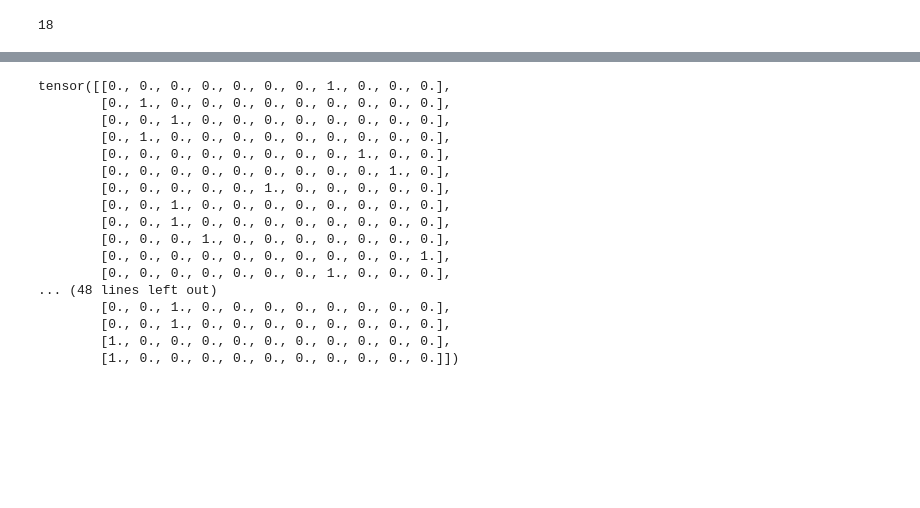
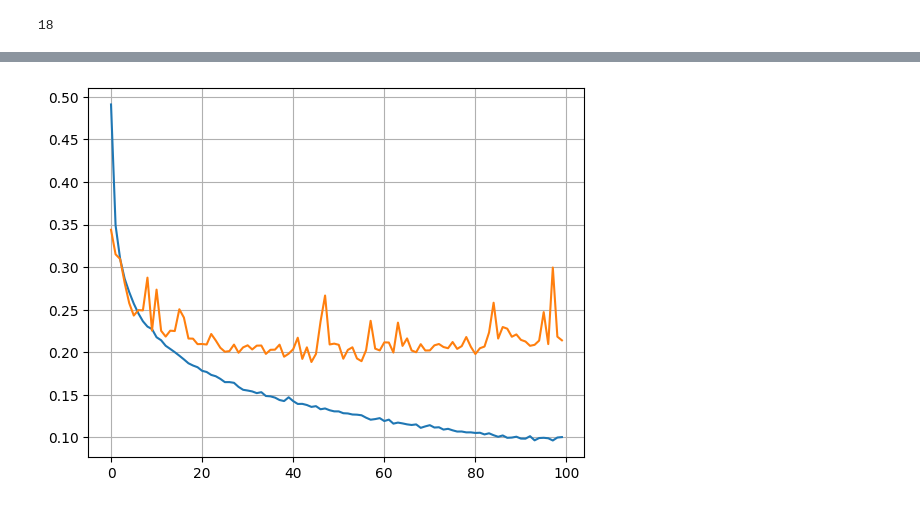
Before and after one commit to EgorenkovaURFU/well_log, a Jupyter notebook: conv.ipynb, the cells around one changed output, grey strips where cells are left out. Drawn from its saved outputs; the diff is of its cells as text; code cells hidden in the pictures; blank space fills up the shorter version.

```diff
--- a/conv.ipynb
+++ b/conv.ipynb
@@ -79,12 +84,12 @@ class CustomDataset(Dataset):
 # %%
-dataset = CustomDataset(dataframe=df, feature_names=feature_names, target_name=target_name)
+train = CustomDataset(dataframe=train_, feature_names=feature_names, target_name=target_name)
+val = CustomDataset(dataframe=val, feature_names=feature_names, target_name=target_name)
 
-train_, test = data.random_split(dataset, [0.8, 0.2])
-train, val = data.random_split(train_, [0.7, 0.3])
+train, test = data.random_split(train, [0.8, 0.2])
 # %%
-train_data = DataLoader(dataset=train, batch_size=64, shuffle=True)
-val_data = DataLoader(dataset=val, batch_size=64, shuffle=True)
-test_data = DataLoader(dataset=test, batch_size=64, shuffle=False)
+train_data = DataLoader(dataset=train, batch_size=20, shuffle=True)
+val_data = DataLoader(dataset=val, batch_size=20, shuffle=True)
+test_data = DataLoader(dataset=test, batch_size=20, shuffle=False)
 # %%
 len(feature_names)
 # %% [output]
@@ -266,28 +300,3 @@ for x_test, y_test in train_tqdm:
-# %%
-predictions = []
-tests = []
-test_tqdm = tqdm(test_data, leave=True)
-for x_test, y_test in test_tqdm:
-    print(y_test)
-    break
-# %% [output]
-tensor([[0., 0., 0., 0., 0., 0., 0., 1., 0., 0., 0.],
-        [0., 1., 0., 0., 0., 0., 0., 0., 0., 0., 0.],
-        [0., 0., 1., 0., 0., 0., 0., 0., 0., 0., 0.],
-        [0., 1., 0., 0., 0., 0., 0., 0., 0., 0., 0.],
-        [0., 0., 0., 0., 0., 0., 0., 0., 1., 0., 0.],
-        [0., 0., 0., 0., 0., 0., 0., 0., 0., 1., 0.],
-        [0., 0., 0., 0., 0., 1., 0., 0., 0., 0., 0.],
-        [0., 0., 1., 0., 0., 0., 0., 0., 0., 0., 0.],
-        [0., 0., 1., 0., 0., 0., 0., 0., 0., 0., 0.],
-        [0., 0., 0., 1., 0., 0., 0., 0., 0., 0., 0.],
-        [0., 0., 0., 0., 0., 0., 0., 0., 0., 0., 1.],
-        [0., 0., 0., 0., 0., 0., 0., 1., 0., 0., 0.],
-... (48 lines left out)
-        [0., 0., 1., 0., 0., 0., 0., 0., 0., 0., 0.],
-        [0., 0., 1., 0., 0., 0., 0., 0., 0., 0., 0.],
-        [1., 0., 0., 0., 0., 0., 0., 0., 0., 0., 0.],
-        [1., 0., 0., 0., 0., 0., 0., 0., 0., 0., 0.]])
 # %%
 Q = 0
 predictions = []
@@ -300,6 +309,13 @@ for x_test, y_test in test_tqdm:
     predictions.extend(predict.cpu().detach().numpy().tolist())
     tests.extend(y_test.cpu().detach().numpy().tolist())
     Q += torch.sum(predict == y_test).item()
+# %%
+plt.plot(loss_train)
+plt.plot(loss_val)
+plt.grid()
+plt.show()
+# %% [output]
+[figure, added]
 # %%
 from sklearn.metrics import confusion_matrix, classification_report
 # %%
```
Also changed, not shown: parts of 15 cells of this notebook, 27 other files.
